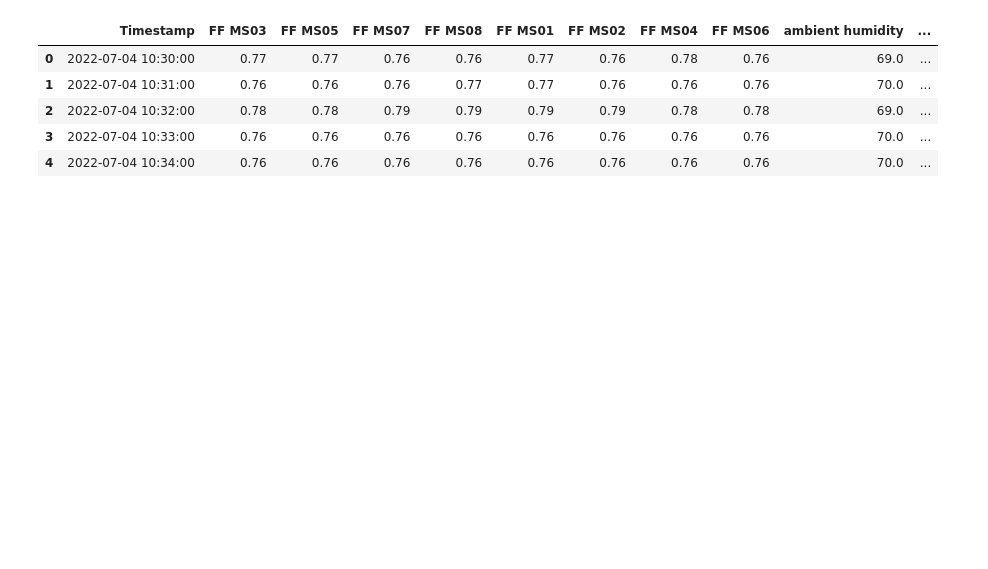
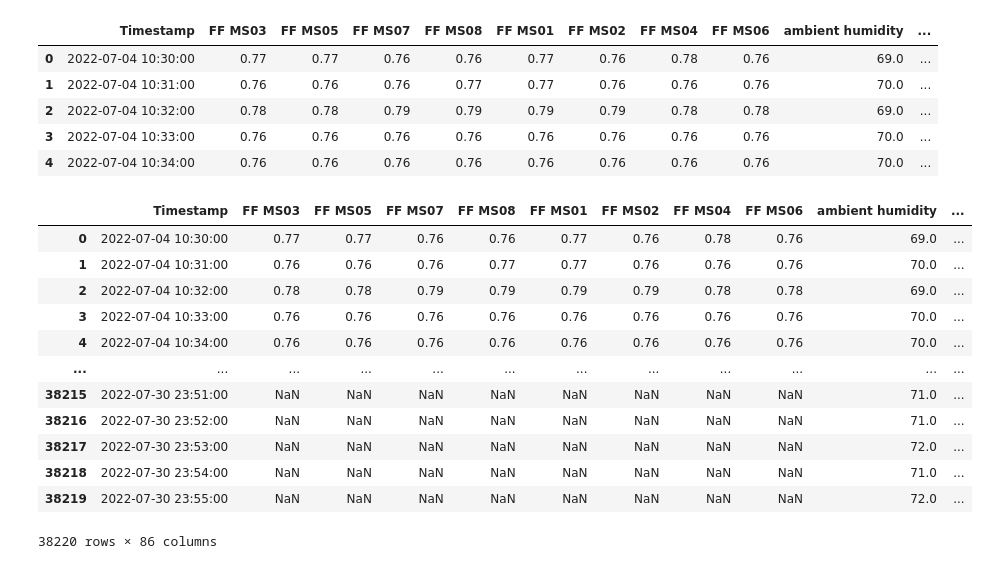
Before and after one commit to alfredoisg/MEDAL, a Jupyter notebook: AlfTests.ipynb, the cells around one changed output. Drawn from its saved outputs; the diff is of its cells as text; code cells hidden in the pictures; blank space fills up the shorter version.

```diff
--- a/AlfTests.ipynb
+++ b/AlfTests.ipynb
@@ -29,6 +21,22 @@ df.head()
 | 2 | 2022-07-04 10:32:00 | 0.78 | 0.78 | 0.79 | 0.79 | 0.79 | 0.79 | 0.78 | 0.78 | 69.0 | ... |
 | 3 | 2022-07-04 10:33:00 | 0.76 | 0.76 | 0.76 | 0.76 | 0.76 | 0.76 | 0.76 | 0.76 | 70.0 | ... |
 | 4 | 2022-07-04 10:34:00 | 0.76 | 0.76 | 0.76 | 0.76 | 0.76 | 0.76 | 0.76 | 0.76 | 70.0 | ... |
+# %%
+df.loc[:,~df.columns.duplicated()].copy()
+# %% [output]
+|  | Timestamp | FF MS03 | FF MS05 | FF MS07 | FF MS08 | FF MS01 | FF MS02 | FF MS04 | FF MS06 | ambient humidity | ... |
+| 0 | 2022-07-04 10:30:00 | 0.77 | 0.77 | 0.76 | 0.76 | 0.77 | 0.76 | 0.78 | 0.76 | 69.0 | ... |
+| 1 | 2022-07-04 10:31:00 | 0.76 | 0.76 | 0.76 | 0.77 | 0.77 | 0.76 | 0.76 | 0.76 | 70.0 | ... |
+| 2 | 2022-07-04 10:32:00 | 0.78 | 0.78 | 0.79 | 0.79 | 0.79 | 0.79 | 0.78 | 0.78 | 69.0 | ... |
+| 3 | 2022-07-04 10:33:00 | 0.76 | 0.76 | 0.76 | 0.76 | 0.76 | 0.76 | 0.76 | 0.76 | 70.0 | ... |
+| 4 | 2022-07-04 10:34:00 | 0.76 | 0.76 | 0.76 | 0.76 | 0.76 | 0.76 | 0.76 | 0.76 | 70.0 | ... |
+| ... | ... | ... | ... | ... | ... | ... | ... | ... | ... | ... | ... |
+| 38215 | 2022-07-30 23:51:00 | NaN | NaN | NaN | NaN | NaN | NaN | NaN | NaN | 71.0 | ... |
+| 38216 | 2022-07-30 23:52:00 | NaN | NaN | NaN | NaN | NaN | NaN | NaN | NaN | 71.0 | ... |
+| 38217 | 2022-07-30 23:53:00 | NaN | NaN | NaN | NaN | NaN | NaN | NaN | NaN | 72.0 | ... |
+| 38218 | 2022-07-30 23:54:00 | NaN | NaN | NaN | NaN | NaN | NaN | NaN | NaN | 71.0 | ... |
+| 38219 | 2022-07-30 23:55:00 | NaN | NaN | NaN | NaN | NaN | NaN | NaN | NaN | 72.0 | ... |
+38220 rows × 86 columns
 # %%
 start_date = '2022-07-04'
 end_date = '2022-07-29'
```
Also changed, not shown: parts of 9 cells of this notebook, 1 other file.
